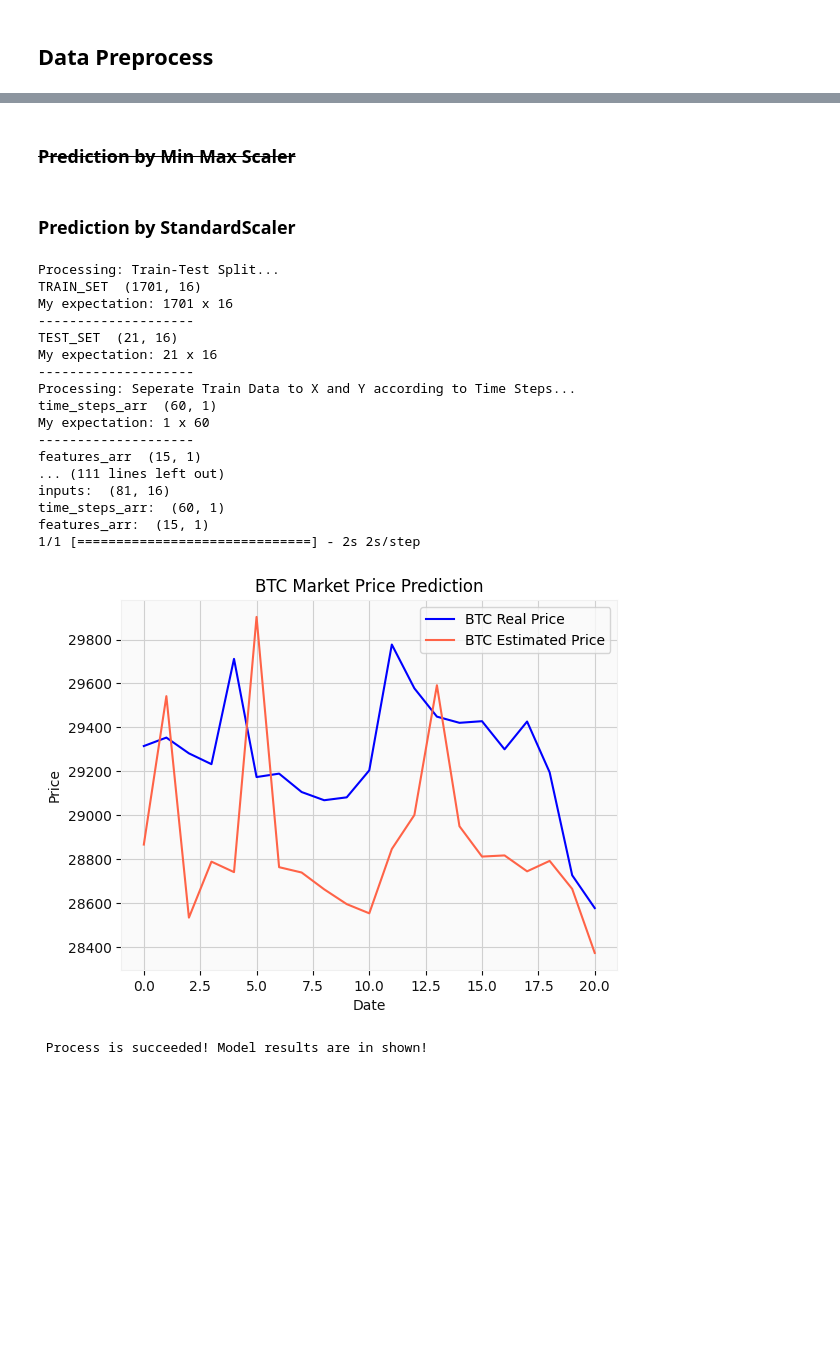
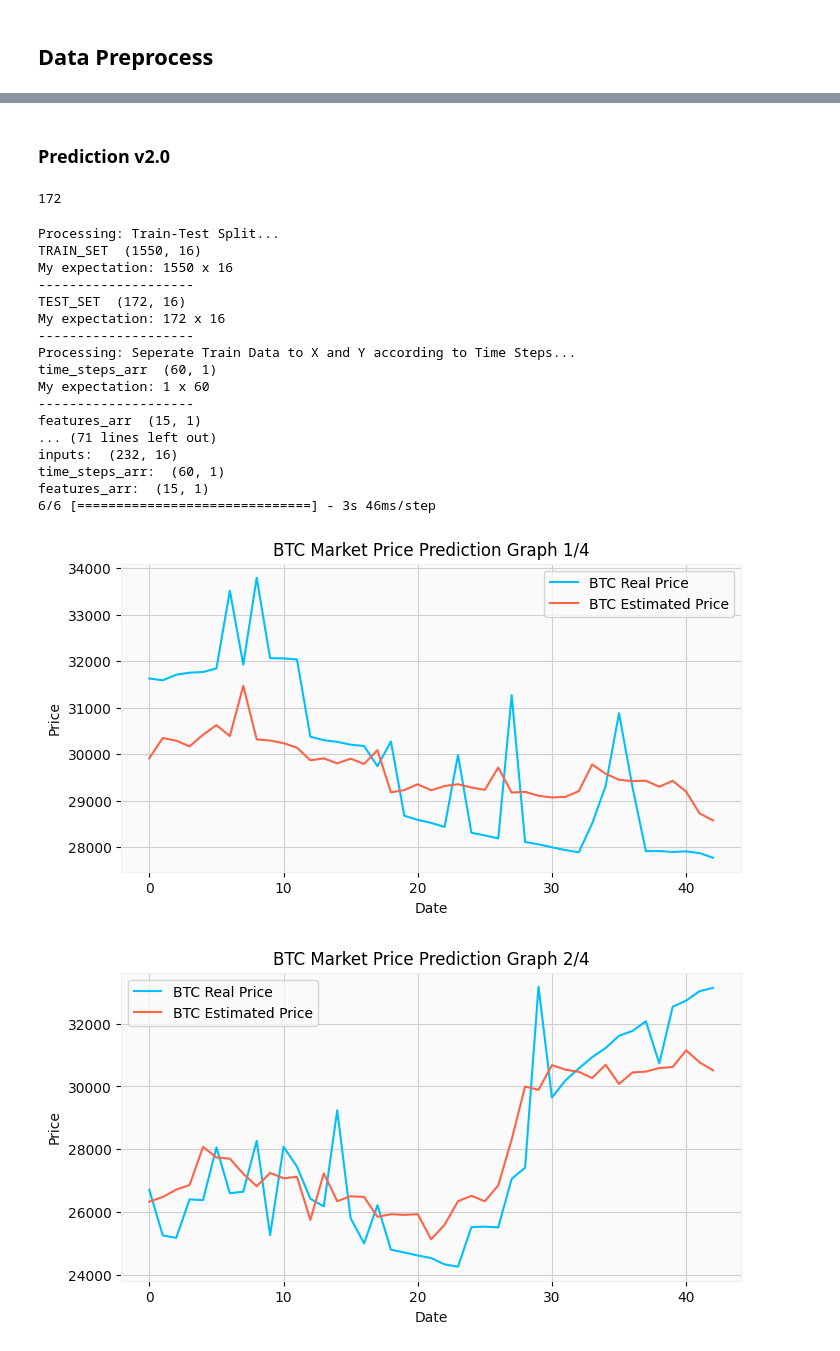
Before and after one commit to anilergan/AISMTB, a Jupyter notebook: btc_daily_chart_regression_v2.ipynb, the cells around one changed output, grey strips where cells are left out. Cells and saved outputs as stored; diff of their text form; code cells hidden in the pictures; blank space fills up the shorter version.

```diff
--- a/btc_daily_chart_regression_v2.ipynb
+++ b/btc_daily_chart_regression_v2.ipynb
@@ -240,43 +240,51 @@ y_scaled_df = pd.DataFrame(y_scaled_array, columns=y.columns, index=y.index)
-# %% [markdown]
-### ~~Prediction by Min Max Scaler~~
 # %% [markdown]
-### Prediction by StandardScaler
+### Prediction v2.0
 # %%
 # X_scaled_df.to_csv('X_scaled_df.csv', index=False)
 # y_scaled_df.to_csv('y_scaled_df.csv', index=False)
+# %%
+test_size_ = int(X_scaled_df.shape[0] * 0.1)
+test_size_
+# %% [output]
+172
 # %%
 from myLSTMregressor import my_RNN_LSTM_Regressor as my_rnn
 # x, y, test_num, pred_num, units=50, dropout=0.2, epoch=50, batch_size=32, predict=False, scaler=None
+
+x_rnn_cols = ['Close']
 
 # data order must be new to old
 my_rnn_obj = my_rnn(
     X_scaled_df.sort_index(ascending=True),
     y_scaled_df.sort_index(ascending=True),
-    test_num = 21,
+    x_rnn_cols,
+    test_num = test_size_,
     time_steps = 60,
     scaler = std_sc,
-    epoch=50,
+    epoch=30,
     predict=True,
-    product = 'BTC'
+    product = 'BTC',
+    split_graph = 4,
+    figsize=[8,4]
 
 )
 # %% [output]
 Processing: Train-Test Split...
-TRAIN_SET  (1701, 16)
-My expectation: 1701 x 16
+TRAIN_SET  (1550, 16)
+My expectation: 1550 x 16
 --------------------
-TEST_SET  (21, 16)
-My expectation: 21 x 16
+TEST_SET  (172, 16)
+My expectation: 172 x 16
 --------------------
 Processing: Seperate Train Data to X and Y according to Time Steps...
 time_steps_arr  (60, 1)
 My expectation: 1 x 60
 --------------------
 features_arr  (15, 1)
-... (111 lines left out)
-inputs:  (81, 16)
+... (71 lines left out)
+inputs:  (232, 16)
 time_steps_arr:  (60, 1)
 features_arr:  (15, 1)
-1/1 [==============================] - 2s 2s/step
+6/6 [==============================] - 3s 46ms/step
-[figure, old version]
+[figure, new version]
- Process is succeeded! Model results are in shown!
+[figure, added]
```
Also changed, not shown: parts of 5 cells of this notebook, 3 other files.
